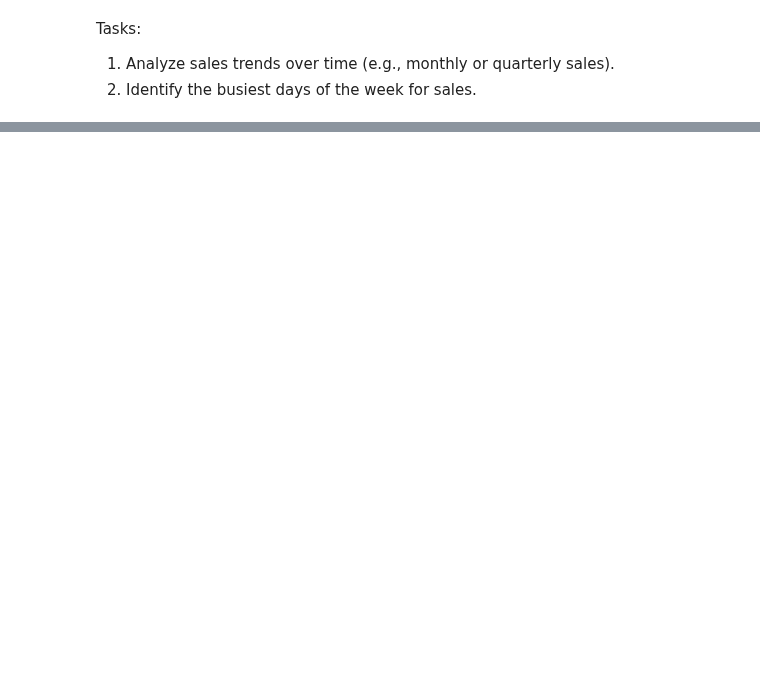
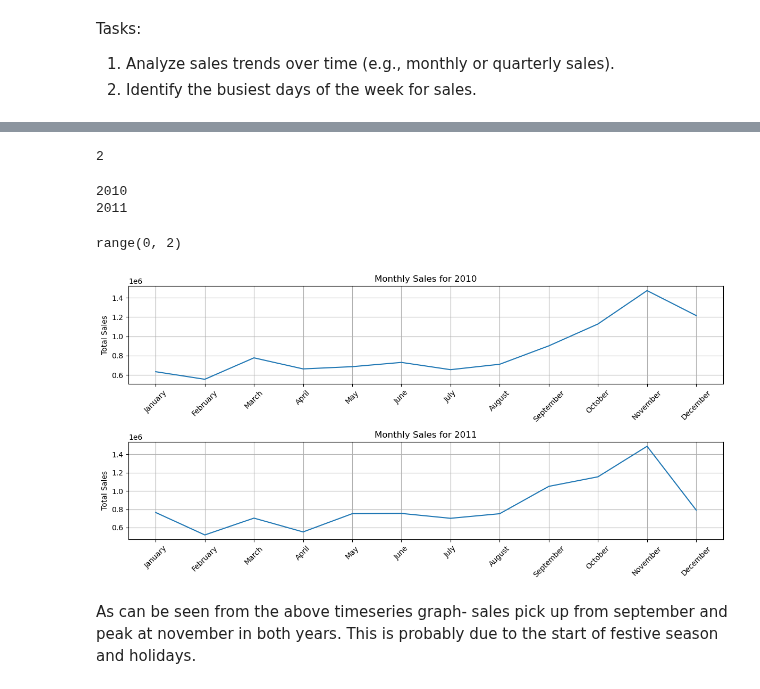
Before and after one commit to Prashant0594/python_data_projects, a Jupyter notebook: 3_online_retail_project/4_time_based_analysis.ipynb, the cells around one changed output, grey strips where cells are left out. Drawn from its saved outputs; the diff is of its cells as text; code cells hidden in the pictures; blank space fills up the shorter version.

```diff
--- a/3_online_retail_project/4_time_based_analysis.ipynb
+++ b/3_online_retail_project/4_time_based_analysis.ipynb
@@ -35,0 +57,3 @@ df['DayOfWeek'] = df['InvoiceDate'].dt.day_name()  # Day of the week as a string
+# %%
+monthly_sales['MonthName'] = pd.to_datetime(monthly_sales['Month'], format='%m').dt.month_name()
+monthly_sales
@@ -35,0 +78,4 @@ df['DayOfWeek'] = df['InvoiceDate'].dt.day_name()  # Day of the week as a string
+# %%
+monthly_sales.drop(columns=['Month'], inplace=True)
+# %%
+monthly_sales=monthly_sales[1:][:]
@@ -36,3 +103,35 @@ df['DayOfWeek'] = df['InvoiceDate'].dt.day_name()  # Day of the week as a string
+# %%
+len(monthly_sales['Year'].unique())
+# %% [output]
+2
+# %%
+for i in monthly_sales['Year'].unique():
+    print(i)
+# %% [output]
+2010
+2011
+# %%
+range(len(monthly_sales['Year'].unique()))
+# %% [output]
+range(0, 2)
+# %%
+fig, axes = plt.subplots(len(monthly_sales['Year'].unique()), 1, figsize=(12, 6))
+
+for a, i in enumerate(monthly_sales['Year'].unique()):
+    sns.lineplot(data=monthly_sales[monthly_sales['Year'] == i], x='MonthName', y='TotalPrice', ax=axes[a])
+    axes[a].set_title(f'Monthly Sales for {i}')
+    axes[a].set_xlabel('')
+    axes[a].set_ylabel('Total Sales')
+    axes[a].set_xticklabels(monthly_sales['MonthName'], rotation=45)
+    #axes[a].legend(title='Year', loc='upper left')
+    axes[a].grid(True)
+
+plt.tight_layout()
+plt.show()
+# %% [output]
+[figure, added]
+# %% [markdown]
+As can be seen from the above timeseries graph- sales pick up from september and peak at november in both years. This is probably due to the start of festive season and holidays.
 # %%
 df
 # %% [output]
```
Also changed, not shown: parts of 3 cells of this notebook.
